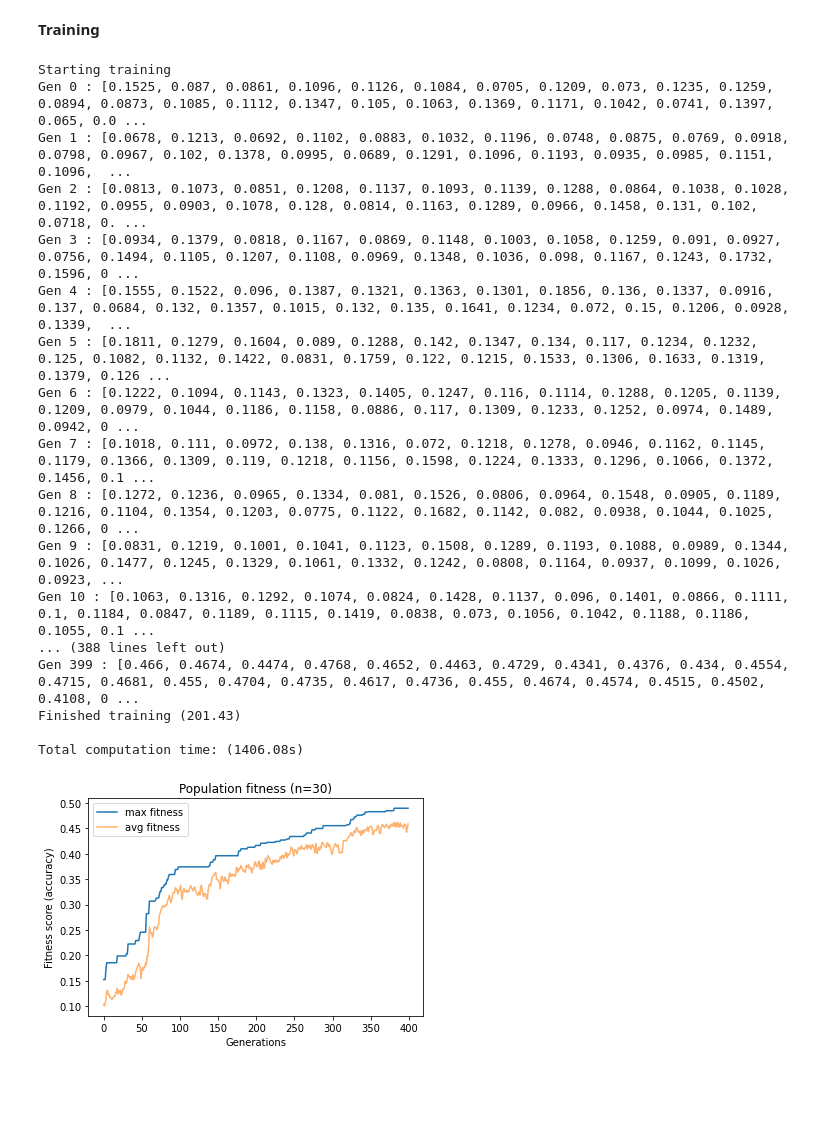
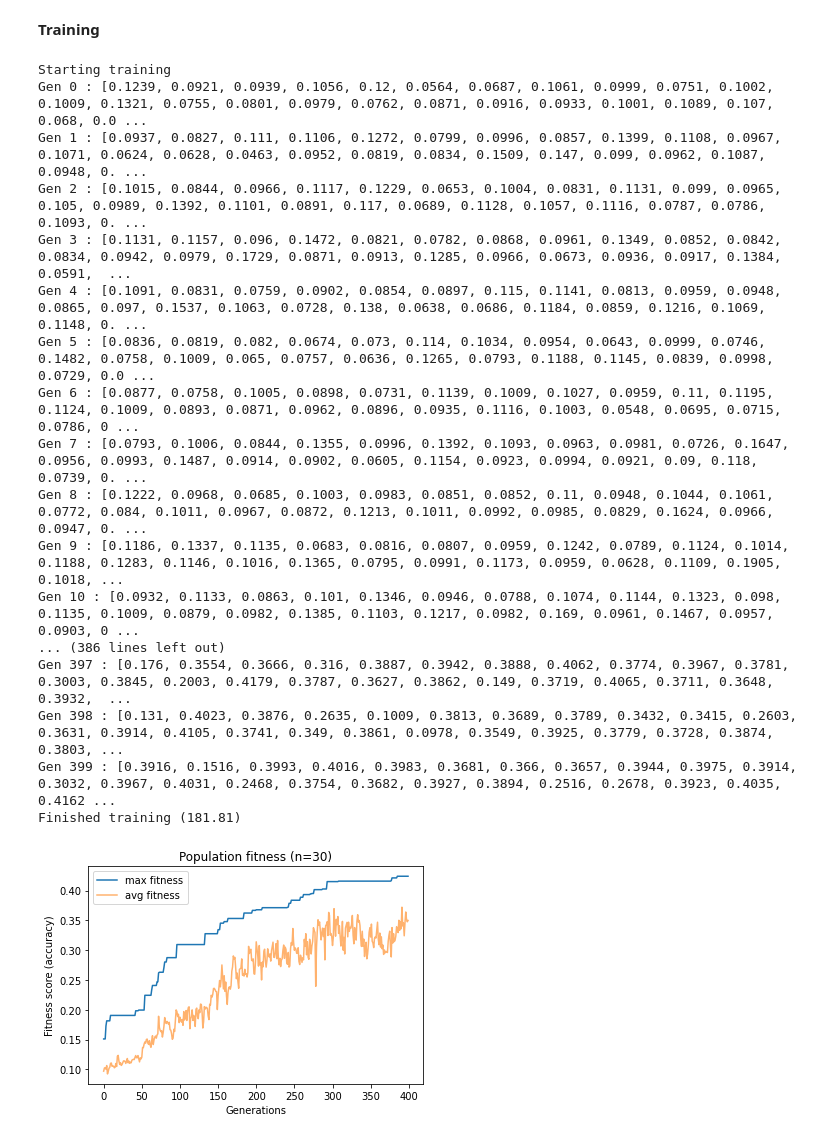
Before and after one commit to Yahnnosh/Automated-Machine-Learning-Using-Genetic-Algorithm, a Jupyter notebook: Weight Gnostic NN.ipynb, the cells around one changed output. Cells and saved outputs as stored; diff of their text form; code cells hidden in the pictures; blank space fills up the shorter version.

```diff
--- a/Weight Gnostic NN.ipynb
+++ b/Weight Gnostic NN.ipynb
@@ -22,18 +10,23 @@ activation_functions = {
+# %%
+activation_functions = {
+    'tanh': tf.tanh,
+    'relu': tf.nn.relu,
+    'sigmoid': tf.nn.sigmoid,
+    'linear': tf.keras.activations.linear,
+    'softmax': tf.nn.softmax,
+}
 # %% [markdown]
 **Loading Data**
 # %%
 %%time
-t0 = time.time()
+
 # numpy
-(X_train, y_train), (X_test, y_test) = mnist.load_data()
+_, (X_test, y_test) = mnist.load_data() # only care  about X_test
 
-X_train = X_train.reshape(-1, np.shape(X_train)[1] * np.shape(X_train)[1]).astype(np.float32) / 255.0
-X_test = X_test.reshape(-1, np.shape(X_test)[1] * np.shape(X_test)[1]).astype(np.float32) / 255.0
-
-y_train = to_categorical(y_train)   # one-hot encoding
+X_test = X_test.reshape(10000, 784).astype(np.float32) / 255.0
 y_test = to_categorical(y_test)  # one-hot encoding
 
 # tensorflow
-X = tf.convert_to_tensor(np.transpose(X_test))
-Y = tf.convert_to_tensor(np.transpose(y_test))
+X_test = tf.convert_to_tensor(np.transpose(X_test))
+y_test = tf.convert_to_tensor(np.transpose(y_test))
 # %% [output]
@@ -279,57 +256,57 @@ class Population():
 # initialization
 GENERATIONS = 400
 POPULATION_SIZE = 30
-SURVIVORS = 5
+SURVIVORS = 15
+N_HIDDEN_LAYERS = 1
 # %%
 # initial population
 print('Starting training')
 t_training = time.time()
-population = Population(size=POPULATION_SIZE, n_survivors=SURVIVORS)
+population = Population(size=POPULATION_SIZE, n_survivors=SURVIVORS, n_hidden_layers=N_HIDDEN_LAYERS)
 population_fitness = population.organism_fitness()
 max_fitness = population.max_fitness()
 t2 = time.time()
 print('Gen', 0, ':',
       population_fitness, '- max:',
       max_fitness,
       '({}s)'.format(round(t2 - t_training, 2)))
 
 # future populations
 for generation in range(1, GENERATIONS):
     # breed new population
     t1 = time.time()
     population.breed()
 
     # evaluate new population
     population_fitness = population.organism_fitness()
     max_fitness = population.max_fitness()
     t2 = time.time()
 
     print('Gen', generation, ':',
           population_fitness, '- max:',
           max_fitness,
           '({}s)'.format(round(t2 - t1, 2)))
 
 print('Finished training ({})'.format(round(time.time() - t_training, 2)))
-print('\nTotal computation time: ({}s)'.format(round(time.time() - t0, 2)))
 
 # performance of population
 population.plot()
 # %% [output]
 Starting training
-Gen 0 : [0.1525, 0.087, 0.0861, 0.1096, 0.1126, 0.1084, 0.0705, 0.1209, 0.073, 0.1235, 0.1259, 0.0894, 0.0873, 0.1085, 0.1112, 0.1347, 0.105, 0.1063, 0.1369, 0.1171, 0.1042, 0.0741, 0.1397, 0.065, 0.0 ...
-Gen 1 : [0.0678, 0.1213, 0.0692, 0.1102, 0.0883, 0.1032, 0.1196, 0.0748, 0.0875, 0.0769, 0.0918, 0.0798, 0.0967, 0.102, 0.1378, 0.0995, 0.0689, 0.1291, 0.1096, 0.1193, 0.0935, 0.0985, 0.1151, 0.1096,  ...
-Gen 2 : [0.0813, 0.1073, 0.0851, 0.1208, 0.1137, 0.1093, 0.1139, 0.1288, 0.0864, 0.1038, 0.1028, 0.1192, 0.0955, 0.0903, 0.1078, 0.128, 0.0814, 0.1163, 0.1289, 0.0966, 0.1458, 0.131, 0.102, 0.0718, 0. ...
-Gen 3 : [0.0934, 0.1379, 0.0818, 0.1167, 0.0869, 0.1148, 0.1003, 0.1058, 0.1259, 0.091, 0.0927, 0.0756, 0.1494, 0.1105, 0.1207, 0.1108, 0.0969, 0.1348, 0.1036, 0.098, 0.1167, 0.1243, 0.1732, 0.1596, 0 ...
-Gen 4 : [0.1555, 0.1522, 0.096, 0.1387, 0.1321, 0.1363, 0.1301, 0.1856, 0.136, 0.1337, 0.0916, 0.137, 0.0684, 0.132, 0.1357, 0.1015, 0.132, 0.135, 0.1641, 0.1234, 0.072, 0.15, 0.1206, 0.0928, 0.1339,  ...
-Gen 5 : [0.1811, 0.1279, 0.1604, 0.089, 0.1288, 0.142, 0.1347, 0.134, 0.117, 0.1234, 0.1232, 0.125, 0.1082, 0.1132, 0.1422, 0.0831, 0.1759, 0.122, 0.1215, 0.1533, 0.1306, 0.1633, 0.1319, 0.1379, 0.126 ...
-Gen 6 : [0.1222, 0.1094, 0.1143, 0.1323, 0.1405, 0.1247, 0.116, 0.1114, 0.1288, 0.1205, 0.1139, 0.1209, 0.0979, 0.1044, 0.1186, 0.1158, 0.0886, 0.117, 0.1309, 0.1233, 0.1252, 0.0974, 0.1489, 0.0942, 0 ...
-Gen 7 : [0.1018, 0.111, 0.0972, 0.138, 0.1316, 0.072, 0.1218, 0.1278, 0.0946, 0.1162, 0.1145, 0.1179, 0.1366, 0.1309, 0.119, 0.1218, 0.1156, 0.1598, 0.1224, 0.1333, 0.1296, 0.1066, 0.1372, 0.1456, 0.1 ...
-Gen 8 : [0.1272, 0.1236, 0.0965, 0.1334, 0.081, 0.1526, 0.0806, 0.0964, 0.1548, 0.0905, 0.1189, 0.1216, 0.1104, 0.1354, 0.1203, 0.0775, 0.1122, 0.1682, 0.1142, 0.082, 0.0938, 0.1044, 0.1025, 0.1266, 0 ...
-Gen 9 : [0.0831, 0.1219, 0.1001, 0.1041, 0.1123, 0.1508, 0.1289, 0.1193, 0.1088, 0.0989, 0.1344, 0.1026, 0.1477, 0.1245, 0.1329, 0.1061, 0.1332, 0.1242, 0.0808, 0.1164, 0.0937, 0.1099, 0.1026, 0.0923, ...
-Gen 10 : [0.1063, 0.1316, 0.1292, 0.1074, 0.0824, 0.1428, 0.1137, 0.096, 0.1401, 0.0866, 0.1111, 0.1, 0.1184, 0.0847, 0.1189, 0.1115, 0.1419, 0.0838, 0.073, 0.1056, 0.1042, 0.1188, 0.1186, 0.1055, 0.1 ...
-... (388 lines left out)
-Gen 399 : [0.466, 0.4674, 0.4474, 0.4768, 0.4652, 0.4463, 0.4729, 0.4341, 0.4376, 0.434, 0.4554, 0.4715, 0.4681, 0.455, 0.4704, 0.4735, 0.4617, 0.4736, 0.455, 0.4674, 0.4574, 0.4515, 0.4502, 0.4108, 0 ...
-Finished training (201.43)
-
-Total computation time: (1406.08s)
+Gen 0 : [0.1239, 0.0921, 0.0939, 0.1056, 0.12, 0.0564, 0.0687, 0.1061, 0.0999, 0.0751, 0.1002, 0.1009, 0.1321, 0.0755, 0.0801, 0.0979, 0.0762, 0.0871, 0.0916, 0.0933, 0.1001, 0.1089, 0.107, 0.068, 0.0 ...
+Gen 1 : [0.0937, 0.0827, 0.111, 0.1106, 0.1272, 0.0799, 0.0996, 0.0857, 0.1399, 0.1108, 0.0967, 0.1071, 0.0624, 0.0628, 0.0463, 0.0952, 0.0819, 0.0834, 0.1509, 0.147, 0.099, 0.0962, 0.1087, 0.0948, 0. ...
+Gen 2 : [0.1015, 0.0844, 0.0966, 0.1117, 0.1229, 0.0653, 0.1004, 0.0831, 0.1131, 0.099, 0.0965, 0.105, 0.0989, 0.1392, 0.1101, 0.0891, 0.117, 0.0689, 0.1128, 0.1057, 0.1116, 0.0787, 0.0786, 0.1093, 0. ...
+Gen 3 : [0.1131, 0.1157, 0.096, 0.1472, 0.0821, 0.0782, 0.0868, 0.0961, 0.1349, 0.0852, 0.0842, 0.0834, 0.0942, 0.0979, 0.1729, 0.0871, 0.0913, 0.1285, 0.0966, 0.0673, 0.0936, 0.0917, 0.1384, 0.0591,  ...
+Gen 4 : [0.1091, 0.0831, 0.0759, 0.0902, 0.0854, 0.0897, 0.115, 0.1141, 0.0813, 0.0959, 0.0948, 0.0865, 0.097, 0.1537, 0.1063, 0.0728, 0.138, 0.0638, 0.0686, 0.1184, 0.0859, 0.1216, 0.1069, 0.1148, 0. ...
+Gen 5 : [0.0836, 0.0819, 0.082, 0.0674, 0.073, 0.114, 0.1034, 0.0954, 0.0643, 0.0999, 0.0746, 0.1482, 0.0758, 0.1009, 0.065, 0.0757, 0.0636, 0.1265, 0.0793, 0.1188, 0.1145, 0.0839, 0.0998, 0.0729, 0.0 ...
+Gen 6 : [0.0877, 0.0758, 0.1005, 0.0898, 0.0731, 0.1139, 0.1009, 0.1027, 0.0959, 0.11, 0.1195, 0.1124, 0.1009, 0.0893, 0.0871, 0.0962, 0.0896, 0.0935, 0.1116, 0.1003, 0.0548, 0.0695, 0.0715, 0.0786, 0 ...
+Gen 7 : [0.0793, 0.1006, 0.0844, 0.1355, 0.0996, 0.1392, 0.1093, 0.0963, 0.0981, 0.0726, 0.1647, 0.0956, 0.0993, 0.1487, 0.0914, 0.0902, 0.0605, 0.1154, 0.0923, 0.0994, 0.0921, 0.09, 0.118, 0.0739, 0. ...
+Gen 8 : [0.1222, 0.0968, 0.0685, 0.1003, 0.0983, 0.0851, 0.0852, 0.11, 0.0948, 0.1044, 0.1061, 0.0772, 0.084, 0.1011, 0.0967, 0.0872, 0.1213, 0.1011, 0.0992, 0.0985, 0.0829, 0.1624, 0.0966, 0.0947, 0. ...
+Gen 9 : [0.1186, 0.1337, 0.1135, 0.0683, 0.0816, 0.0807, 0.0959, 0.1242, 0.0789, 0.1124, 0.1014, 0.1188, 0.1283, 0.1146, 0.1016, 0.1365, 0.0795, 0.0991, 0.1173, 0.0959, 0.0628, 0.1109, 0.1905, 0.1018, ...
+Gen 10 : [0.0932, 0.1133, 0.0863, 0.101, 0.1346, 0.0946, 0.0788, 0.1074, 0.1144, 0.1323, 0.098, 0.1135, 0.1009, 0.0879, 0.0982, 0.1385, 0.1103, 0.1217, 0.0982, 0.169, 0.0961, 0.1467, 0.0957, 0.0903, 0 ...
+... (386 lines left out)
+Gen 397 : [0.176, 0.3554, 0.3666, 0.316, 0.3887, 0.3942, 0.3888, 0.4062, 0.3774, 0.3967, 0.3781, 0.3003, 0.3845, 0.2003, 0.4179, 0.3787, 0.3627, 0.3862, 0.149, 0.3719, 0.4065, 0.3711, 0.3648, 0.3932,  ...
+Gen 398 : [0.131, 0.4023, 0.3876, 0.2635, 0.1009, 0.3813, 0.3689, 0.3789, 0.3432, 0.3415, 0.2603, 0.3631, 0.3914, 0.4105, 0.3741, 0.349, 0.3861, 0.0978, 0.3549, 0.3925, 0.3779, 0.3728, 0.3874, 0.3803, ...
+Gen 399 : [0.3916, 0.1516, 0.3993, 0.4016, 0.3983, 0.3681, 0.366, 0.3657, 0.3944, 0.3975, 0.3914, 0.3032, 0.3967, 0.4031, 0.2468, 0.3754, 0.3682, 0.3927, 0.3894, 0.2516, 0.2678, 0.3923, 0.4035, 0.4162 ...
+Finished training (181.81)
-[figure, old version]
+[figure, new version]
```
Also changed, not shown: parts of 5 cells of this notebook, 1 other file.
